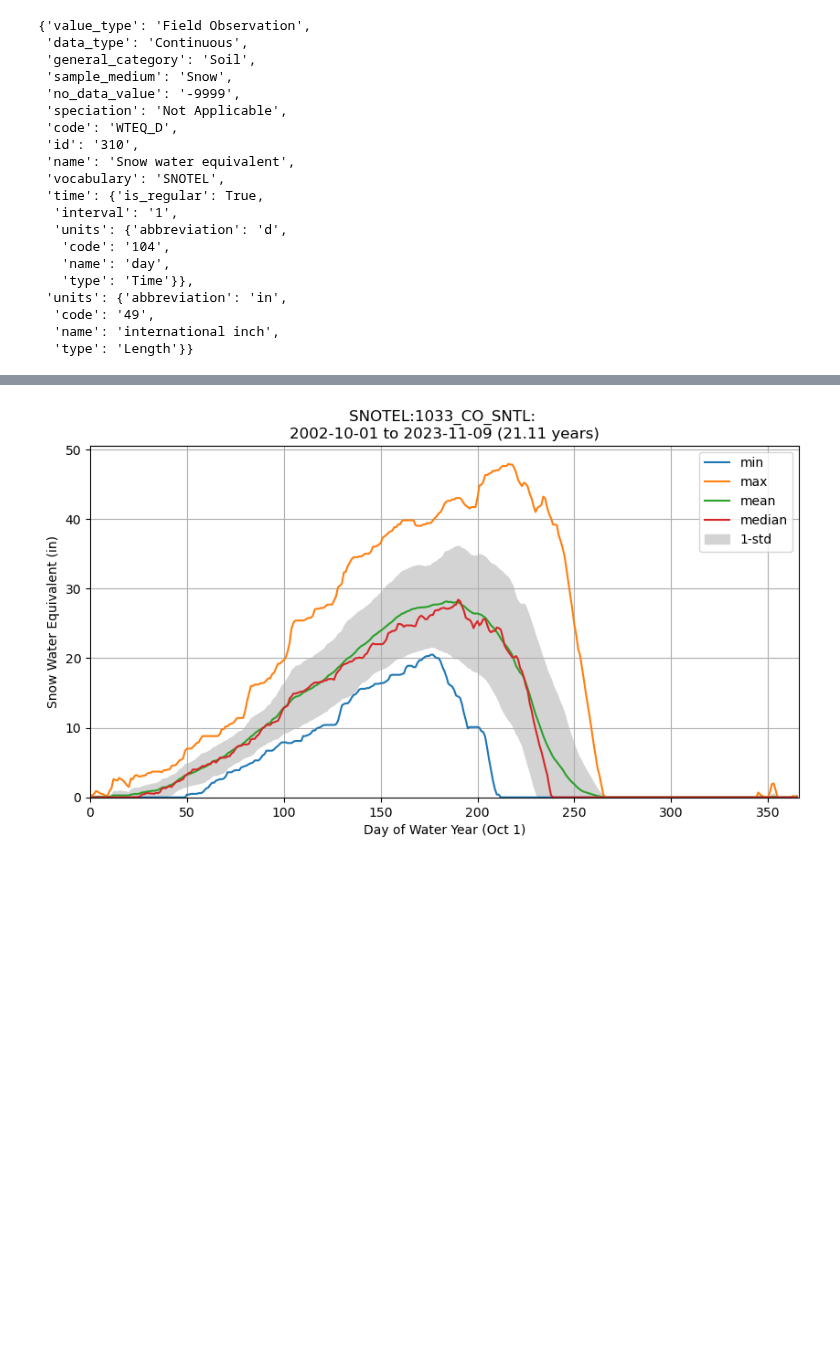
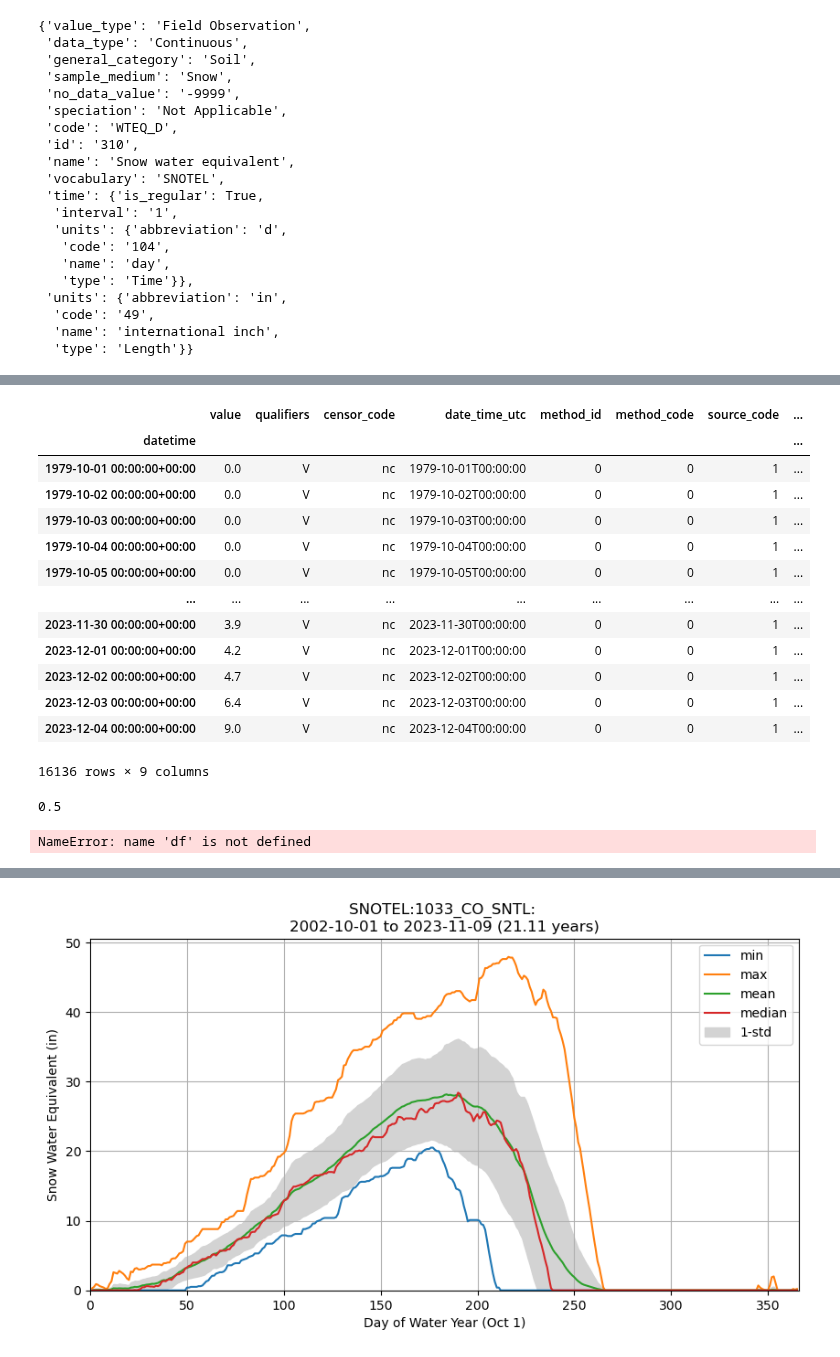
Before and after one commit to CW3E/CO_top-decile_precip_ARs_code, a Jupyter notebook: download/preprocess_SNOTEL.ipynb, the cells around one changed output, grey strips where cells are left out. Cells and saved outputs as stored; diff of their text form; code cells hidden in the pictures; blank space fills up the shorter version.

```diff
--- a/download/preprocess_SNOTEL.ipynb
+++ b/download/preprocess_SNOTEL.ipynb
@@ -213,0 +251,27 @@ values_df['value'].plot()
+# %%
+values_df['SWE_diff'] = values_df['value'].diff()
+values_df
+# %% [output]
+|  | value | qualifiers | censor_code | date_time_utc | method_id | method_code | source_code | ... |
+| datetime |  |  |  |  |  |  |  | ... |
+| 1979-10-01 00:00:00+00:00 | 0.0 | V | nc | 1979-10-01T00:00:00 | 0 | 0 | 1 | ... |
+| 1979-10-02 00:00:00+00:00 | 0.0 | V | nc | 1979-10-02T00:00:00 | 0 | 0 | 1 | ... |
+| 1979-10-03 00:00:00+00:00 | 0.0 | V | nc | 1979-10-03T00:00:00 | 0 | 0 | 1 | ... |
+| 1979-10-04 00:00:00+00:00 | 0.0 | V | nc | 1979-10-04T00:00:00 | 0 | 0 | 1 | ... |
+| 1979-10-05 00:00:00+00:00 | 0.0 | V | nc | 1979-10-05T00:00:00 | 0 | 0 | 1 | ... |
+| ... | ... | ... | ... | ... | ... | ... | ... | ... |
+| 2023-11-30 00:00:00+00:00 | 3.9 | V | nc | 2023-11-30T00:00:00 | 0 | 0 | 1 | ... |
+| 2023-12-01 00:00:00+00:00 | 4.2 | V | nc | 2023-12-01T00:00:00 | 0 | 0 | 1 | ... |
+| 2023-12-02 00:00:00+00:00 | 4.7 | V | nc | 2023-12-02T00:00:00 | 0 | 0 | 1 | ... |
+| 2023-12-03 00:00:00+00:00 | 6.4 | V | nc | 2023-12-03T00:00:00 | 0 | 0 | 1 | ... |
+| 2023-12-04 00:00:00+00:00 | 9.0 | V | nc | 2023-12-04T00:00:00 | 0 | 0 | 1 | ... |
+16136 rows × 9 columns
+# %%
+SWE_thres = values_df['SWE_diff'].describe(percentiles=[.90]).loc['90%'] # 95th percentile precipitation threshold
+print(SWE_thres)
+# %% [output]
+0.5
+# %%
+df.index.year
+# %% [output]
+NameError: name 'df' is not defined
```
Also changed, not shown: parts of 16 cells of this notebook, 6 other files.
